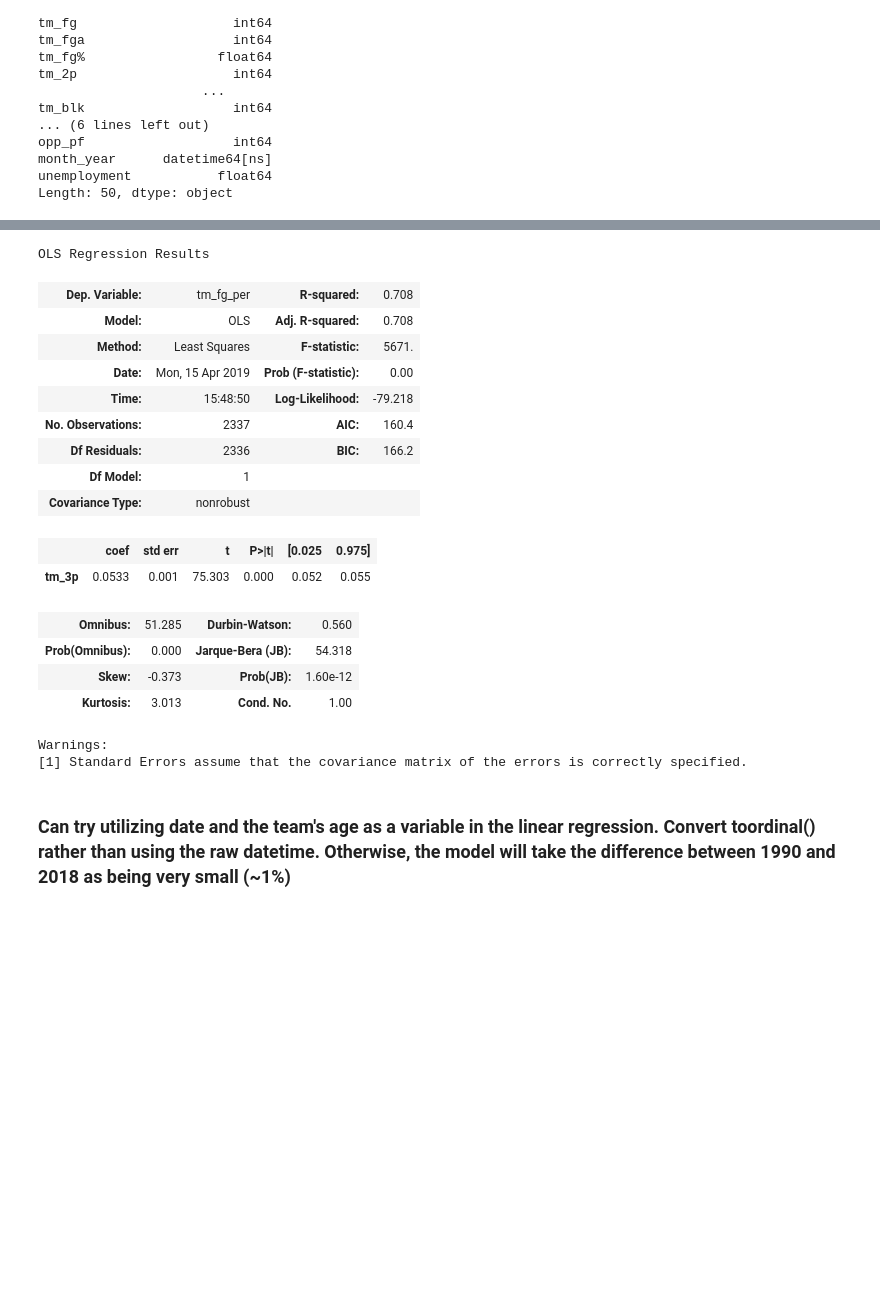
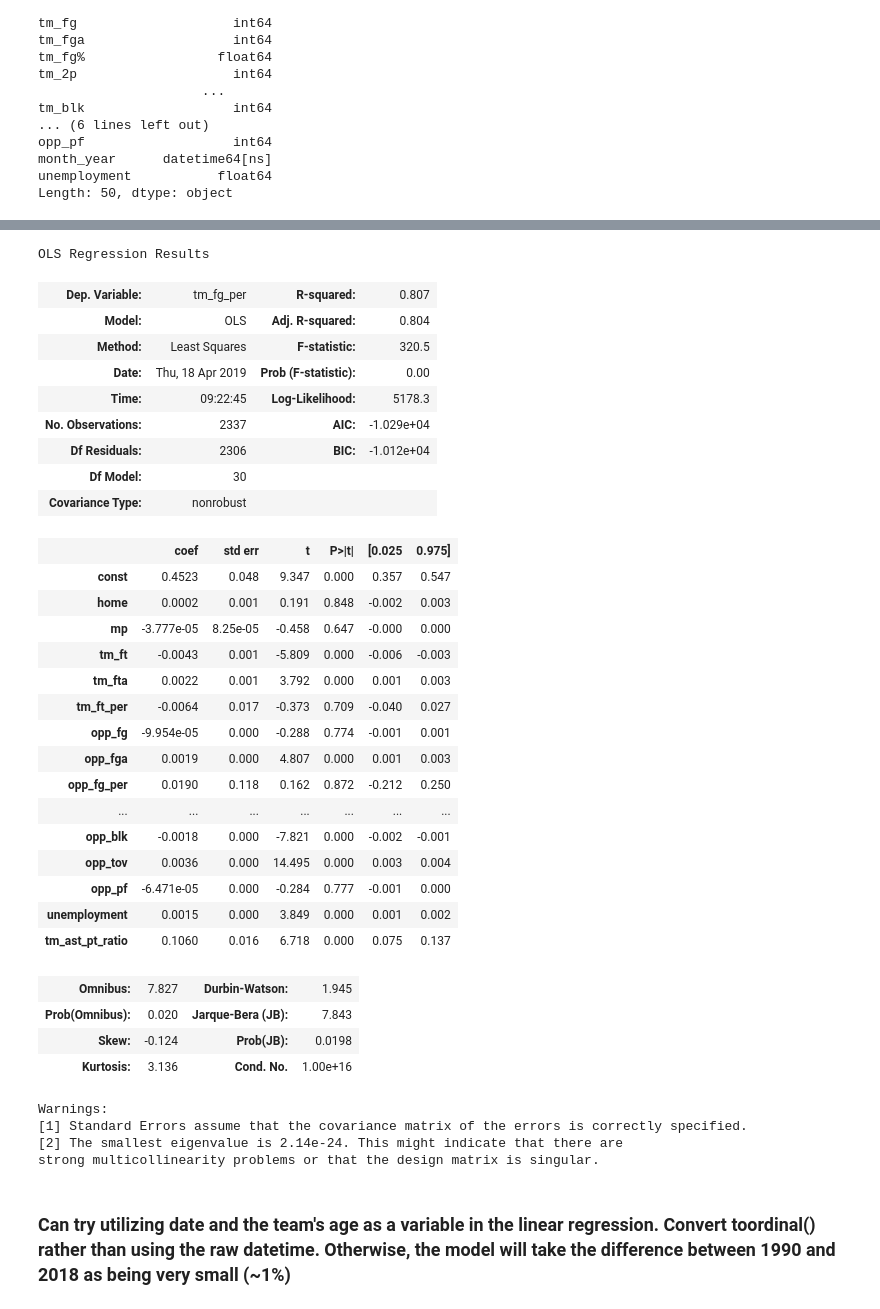
Before and after one commit to Alexandre987/NBA_FG_Prediction, a Jupyter notebook: Project_Luther.ipynb, the cells around one changed output, grey strips where cells are left out. Drawn from its saved outputs; the diff is of its cells as text; code cells hidden in the pictures; blank space fills up the shorter version.

```diff
--- a/Project_Luther.ipynb
+++ b/Project_Luther.ipynb
@@ -1031,0 +1038,5 @@ Length: 50, dtype: object
+# %%
+# Make this column to feed into my model, and see if AST:PT ratio is important for increasing FG%
+df_nums['tm_ast_pt_ratio'] = df_nums['tm_ast'] / df_nums['tm_pts']
+
+df_nums.head()
@@ -1032,35 +1063,55 @@ Length: 50, dtype: object
+# %%
+# Make a narrowed df that only incorporates data I plan on testing with my models
+# Omitting scoring data that wouldn't be interesting for interpretability
+
+df_narrow = df_nums.drop(columns = ['tm_fg','tm_fga','tm_2p', 'tm_2pa', 'tm_2p_per', 'tm_3p', 'tm_3pa', 'tm_3p_per', 'tm_pts', 'tm_ast'])
+# %%
+X = df_narrow.drop(columns = 'tm_fg_per').astype(float)
+y = df_narrow['tm_fg_per']
 # %%
 # Building a model with statsmodel - will incorporate everything excep fg% in the X variables
 
-#X = df.drop(columns=['tm_2p','tm_fg','tm_fga','tm_fg_per','date','tm','opp','result','month_year']).astype(float)
+x_const = sm.add_constant(X, prepend = True)
+ols_model = sm.OLS(y, x_const)
 
-X = df['tm_3p']
-y = df['tm_fg_per']
-
-fgp_model = sm.OLS(y, X)
-
-results = fgp_model.fit()
+results = ols_model.fit()
 
 results.summary()
 # %% [output]
 OLS Regression Results
-| Dep. Variable: | tm_fg_per | R-squared: | 0.708 |
-| Model: | OLS | Adj. R-squared: | 0.708 |
-| Method: | Least Squares | F-statistic: | 5671. |
-| Date: | Mon, 15 Apr 2019 | Prob (F-statistic): | 0.00 |
-| Time: | 15:48:50 | Log-Likelihood: | -79.218 |
-| No. Observations: | 2337 | AIC: | 160.4 |
-| Df Residuals: | 2336 | BIC: | 166.2 |
-| Df Model: | 1 |  |  |
+| Dep. Variable: | tm_fg_per | R-squared: | 0.807 |
+| Model: | OLS | Adj. R-squared: | 0.804 |
+| Method: | Least Squares | F-statistic: | 320.5 |
+| Date: | Thu, 18 Apr 2019 | Prob (F-statistic): | 0.00 |
+| Time: | 09:22:45 | Log-Likelihood: | 5178.3 |
+| No. Observations: | 2337 | AIC: | -1.029e+04 |
+| Df Residuals: | 2306 | BIC: | -1.012e+04 |
+| Df Model: | 30 |  |  |
 | Covariance Type: | nonrobust |  |  |
 |  | coef | std err | t | P>|t| | [0.025 | 0.975] |
-| tm_3p | 0.0533 | 0.001 | 75.303 | 0.000 | 0.052 | 0.055 |
+| const | 0.4523 | 0.048 | 9.347 | 0.000 | 0.357 | 0.547 |
+| home | 0.0002 | 0.001 | 0.191 | 0.848 | -0.002 | 0.003 |
+| mp | -3.777e-05 | 8.25e-05 | -0.458 | 0.647 | -0.000 | 0.000 |
+| tm_ft | -0.0043 | 0.001 | -5.809 | 0.000 | -0.006 | -0.003 |
+| tm_fta | 0.0022 | 0.001 | 3.792 | 0.000 | 0.001 | 0.003 |
+| tm_ft_per | -0.0064 | 0.017 | -0.373 | 0.709 | -0.040 | 0.027 |
+| opp_fg | -9.954e-05 | 0.000 | -0.288 | 0.774 | -0.001 | 0.001 |
+| opp_fga | 0.0019 | 0.000 | 4.807 | 0.000 | 0.001 | 0.003 |
+| opp_fg_per | 0.0190 | 0.118 | 0.162 | 0.872 | -0.212 | 0.250 |
+| ... | ... | ... | ... | ... | ... | ... |
+| opp_blk | -0.0018 | 0.000 | -7.821 | 0.000 | -0.002 | -0.001 |
+| opp_tov | 0.0036 | 0.000 | 14.495 | 0.000 | 0.003 | 0.004 |
+| opp_pf | -6.471e-05 | 0.000 | -0.284 | 0.777 | -0.001 | 0.000 |
+| unemployment | 0.0015 | 0.000 | 3.849 | 0.000 | 0.001 | 0.002 |
+| tm_ast_pt_ratio | 0.1060 | 0.016 | 6.718 | 0.000 | 0.075 | 0.137 |
-| Omnibus: | 51.285 | Durbin-Watson: | 0.560 |
-| Prob(Omnibus): | 0.000 | Jarque-Bera (JB): | 54.318 |
-| Skew: | -0.373 | Prob(JB): | 1.60e-12 |
-| Kurtosis: | 3.013 | Cond. No. | 1.00 |
+| Omnibus: | 7.827 | Durbin-Watson: | 1.945 |
+| Prob(Omnibus): | 0.020 | Jarque-Bera (JB): | 7.843 |
+| Skew: | -0.124 | Prob(JB): | 0.0198 |
+| Kurtosis: | 3.136 | Cond. No. | 1.00e+16 |
 Warnings:
 [1] Standard Errors assume that the covariance matrix of the errors is correctly specified.
+[2] The smallest eigenvalue is 2.14e-24. This might indicate that there are
+strong multicollinearity problems or that the design matrix is singular.
 # %% [markdown]
 ### Can try utilizing date and the team's age as a variable in the linear regression. Convert toordinal() rather than using the raw datetime. Otherwise, the model will take the difference between 1990 and 2018 as being very small (~1%)
 # %% [markdown]
```
Also changed, not shown: parts of 43 cells of this notebook, 6 other files.
